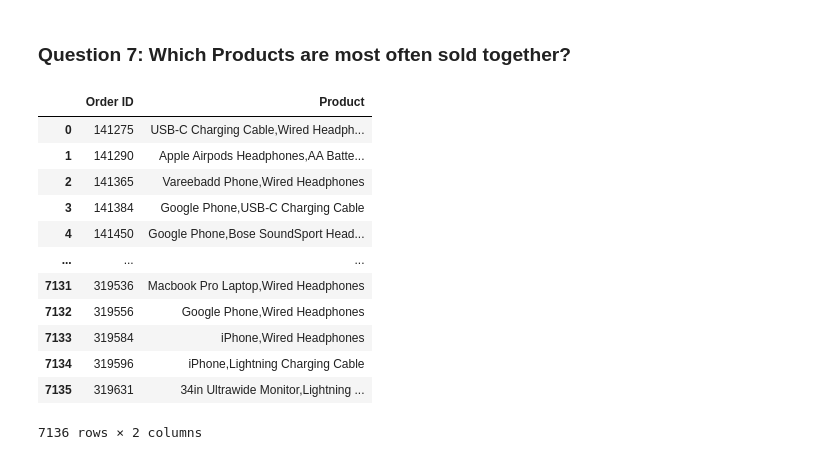
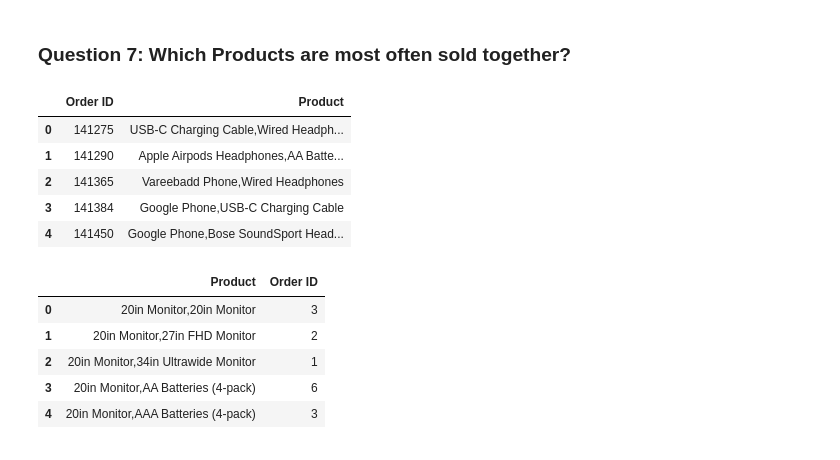
Before and after one commit to huongtran196/Pandas_Sales_Analysis, a Jupyter notebook: Pandas Sales Analysis.ipynb, the cells around one changed output. Cells and saved outputs as stored; diff of their text form; code cells hidden in the pictures.

Commit message:
Count duplicate values

```diff
--- a/Pandas Sales Analysis.ipynb
+++ b/Pandas Sales Analysis.ipynb
@@ -275,21 +275,25 @@ Text(0.5, 1.0, 'Sales Amount by Product and City')
 # %%
 # Check duplicate Order ID to find which products are sold together
 duplicate = sales_data[sales_data.duplicated(subset='Order ID', keep=False) == True]
 
 # Join all products sold together(same Order ID)
 prod_sold = duplicate.groupby('Order ID')['Product'].apply(','.join).reset_index()
-prod_sold
+prod_sold.head()
 # %% [output]
 |  | Order ID | Product |
 | 0 | 141275 | USB-C Charging Cable,Wired Headph... |
 | 1 | 141290 | Apple Airpods Headphones,AA Batte... |
 | 2 | 141365 | Vareebadd Phone,Wired Headphones |
 | 3 | 141384 | Google Phone,USB-C Charging Cable |
 | 4 | 141450 | Google Phone,Bose SoundSport Head... |
-| ... | ... | ... |
-| 7131 | 319536 | Macbook Pro Laptop,Wired Headphones |
-| 7132 | 319556 | Google Phone,Wired Headphones |
-| 7133 | 319584 | iPhone,Wired Headphones |
-| 7134 | 319596 | iPhone,Lightning Charging Cable |
-| 7135 | 319631 | 34in Ultrawide Monitor,Lightning ... |
-7136 rows × 2 columns
+# %%
+# Count the duplicate to find which products are most often sold together
+count_prod = prod_sold.groupby('Product')['Order ID'].count().reset_index()
+count_prod.head()
+# %% [output]
+|  | Product | Order ID |
+| 0 | 20in Monitor,20in Monitor | 3 |
+| 1 | 20in Monitor,27in FHD Monitor | 2 |
+| 2 | 20in Monitor,34in Ultrawide Monitor | 1 |
+| 3 | 20in Monitor,AA Batteries (4-pack) | 6 |
+| 4 | 20in Monitor,AAA Batteries (4-pack) | 3 |
```
